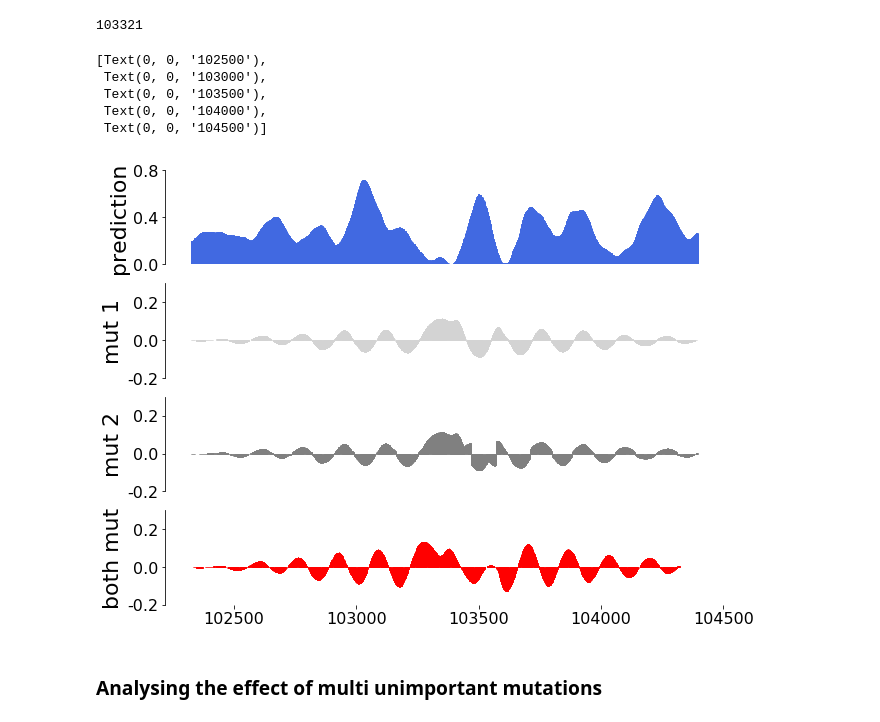
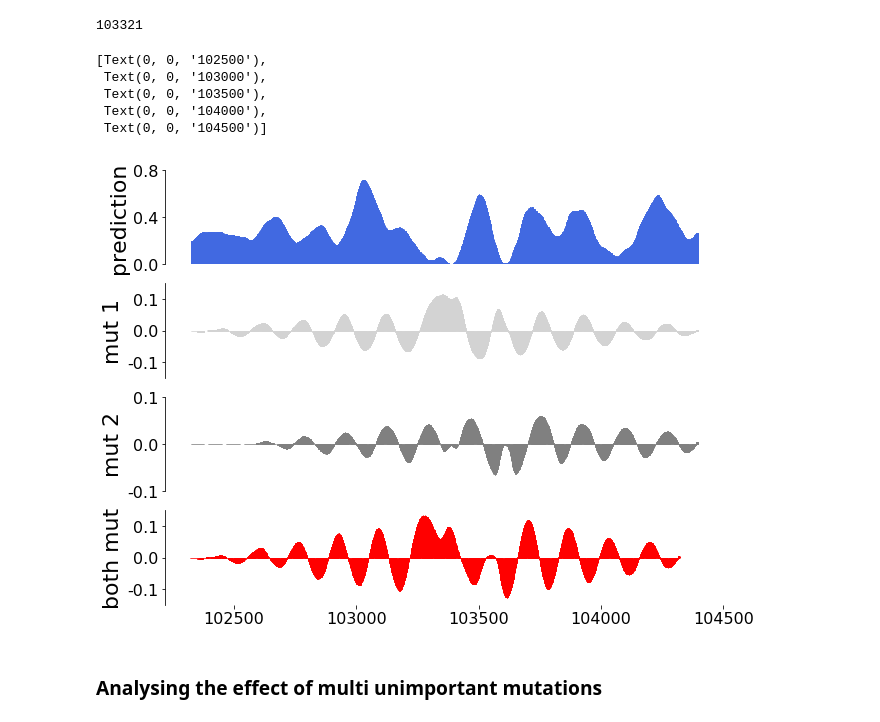
Before and after one commit to etirouthier/NucleosomeDensity, a Jupyter notebook: Programme/Studying_mutazome.ipynb, the cells around one changed output. Drawn from its saved outputs; the diff is of its cells as text; code cells hidden in the pictures.

```diff
--- a/Programme/Studying_mutazome.ipynb
+++ b/Programme/Studying_mutazome.ipynb
@@ -129,0 +127,6 @@ position.head()
+# %%
+bw = pyBigWig.open('../Results_nucleosome/mutazome_scerevisiae.bw')
+i = 16
+plt.plot(bw.values("chr" + num_to_roman[i],
+                   0,
+                   chrom_size[chrom_size.chrom == 'chr' + num_to_roman[i]].sizes.values[0]))
@@ -333,0 +376,6 @@ ax1.set(xlabel='Offset', ylabel='Autocorrelation of the mutazome')
+# %%
+positions = np.array([])
+
+for i in range(1, 17):
+    position = return_motif_pos_in_tss_chr('TTTTT', 'chr' + str(i))
+    positions = np.append(positions, position)
@@ -1755,23 +1807,24 @@ def predict_double_mut_density(chrom, index, first_mut='peak', second_mut='peak'
         mutation_one_pred = np.zeros((window, 3))
         for i in range(3):
             one_mut_seq = np.copy(seq)
-            one_mut_seq[window - 1] = (one_mut_seq[window - 1] + i) % 4 + 1
+            one_mut_seq[window - 1] = (seq[window - 1] + i) % 4 + 1
             mutation_one_pred[:, i] = model.predict(one_hot(one_mut_seq))[:, 0]
 
         mutation_two_pred = np.zeros((window, len(peak_to_peak_dist), 3))
         mutation_both_pred = np.zeros((window, len(peak_to_peak_dist), 9))
 
         for k, dist_to_peak in enumerate(peak_to_peak_dist):
+            print(dist_to_peak)
             for i in range(3):
-                one_mut_seq = np.copy(seq)
-                one_mut_seq[window - 1 + dist_to_peak] = (one_mut_seq[window - 1 + dist_to_peak] + i) % 4 + 1
-                mutation_two_pred[:, k, i] = model.predict(one_hot(one_mut_seq))[:, 0]
+                one_mut = np.copy(seq)
+                one_mut[window - 1 + dist_to_peak] = (seq[window - 1 + dist_to_peak] + i) % 4 + 1
+                mutation_two_pred[:, k, i] = model.predict(one_hot(one_mut))[:, 0]
 
             for i, j in itertools.product(*[range(3), range(3)]):
                 two_mut_seq = np.copy(seq)
-                two_mut_seq[window - 1] = (two_mut_seq[window - 1] + i) % 4 + 1
+                two_mut_seq[window - 1] = (seq[window - 1] + i) % 4 + 1
 
-                two_mut_seq[window - 1 + dist_to_peak] = (two_mut_seq[window - 1 + dist_to_peak] + i) % 4 + 1
+                two_mut_seq[window - 1 + dist_to_peak] = (seq[window - 1 + dist_to_peak] + i) % 4 + 1
                 mutation_both_pred[:, k, i + 3 * j] = model.predict(one_hot(two_mut_seq))[:, 0]
     return y_true, mutation_one_pred, mutation_two_pred, mutation_both_pred
 # %%
@@ -1861,44 +1932,44 @@ ax1.bar(np.arange(start, stop), height=y_mut1 - y_true, edgecolor='lightgrey', c
 ax1.spines['top'].set_visible(False)
 ax1.spines['right'].set_visible(False)
 ax1.spines['bottom'].set_visible(False)
 ax1.set_xticks([])
 ax1.set_xticklabels([])
-ax1.set_ylim([-0.2, 0.3])
+ax1.set_ylim([-0.15, 0.15])
 ax1.set_ylabel("mut 1", fontsize=22)
-ax1.set_yticks([-0.2, 0.0, 0.2])
-ax1.set_yticklabels([-0.2, 0.0, 0.2], fontsize=16)
+ax1.set_yticks([-0.1, 0.0, 0.1])
+ax1.set_yticklabels([-0.1, 0.0, 0.1], fontsize=16)
 
 ax2 = fig.add_subplot(4, 1, 3)
-ax2.bar(np.arange(start, stop), height=y_mut2 - y_true, edgecolor='grey', color='grey')
+ax2.bar(np.arange(start, stop), height=rolling_mean(np.mean(mutation_two_pred[:, k], axis=1)) - y_true, edgecolor='grey', color='grey')
 ax2.spines['top'].set_visible(False)
 ax2.spines['right'].set_visible(False)
 ax2.spines['bottom'].set_visible(False)
 ax2.set_xticks([])
 ax2.set_xticklabels([])
-ax2.set_ylim([-0.2, 0.3])
+ax2.set_ylim([-0.1, 0.1])
 ax2.set_ylabel("mut 2", fontsize=22)
-ax2.set_yticks([-0.2, 0.0, 0.2])
-ax2.set_yticklabels([-0.2, 0.0, 0.2], fontsize=16)
+ax2.set_yticks([-0.1, 0.0, 0.1])
+ax2.set_yticklabels([-0.1, 0.0, 0.1], fontsize=16)
 
 
 ax3 = fig.add_subplot(4, 1, 4)
 ax3.bar(np.arange(start, stop), height=y_both - y_true, edgecolor='red', color='red')
 ax3.spines['top'].set_visible(False)
 ax3.spines['right'].set_visible(False)
 ax3.spines['bottom'].set_visible(False)
-ax3.set_ylim([-0.2, 0.3])
+ax3.set_ylim([-0.15, 0.15])
 ax3.set_ylabel("both mut", fontsize=22)
-ax3.set_yticks([-0.2, 0.0, 0.2])
-ax3.set_yticklabels([-0.2, 0.0, 0.2], fontsize=16)
+ax3.set_yticks([-0.1, 0.0, 0.1])
+ax3.set_yticklabels([-0.1, 0.0, 0.1], fontsize=16)
 ax3.set_xticks(np.arange(102500, 104600, 500))
 ax3.set_xticklabels(np.arange(102500, 104600, 500), fontsize=16)
 # %% [output]
 [Text(0, 0, '102500'),
  Text(0, 0, '103000'),
  Text(0, 0, '103500'),
  Text(0, 0, '104000'),
  Text(0, 0, '104500')]
-[figure, old version]
+[figure, new version]
 # %%
 fig.savefig('../Analysis_results/Referee_demand/bimutation_example.eps', format='eps')
 # %% [markdown]
```
Also changed, not shown: parts of 11 cells of this notebook, 7 other files.
